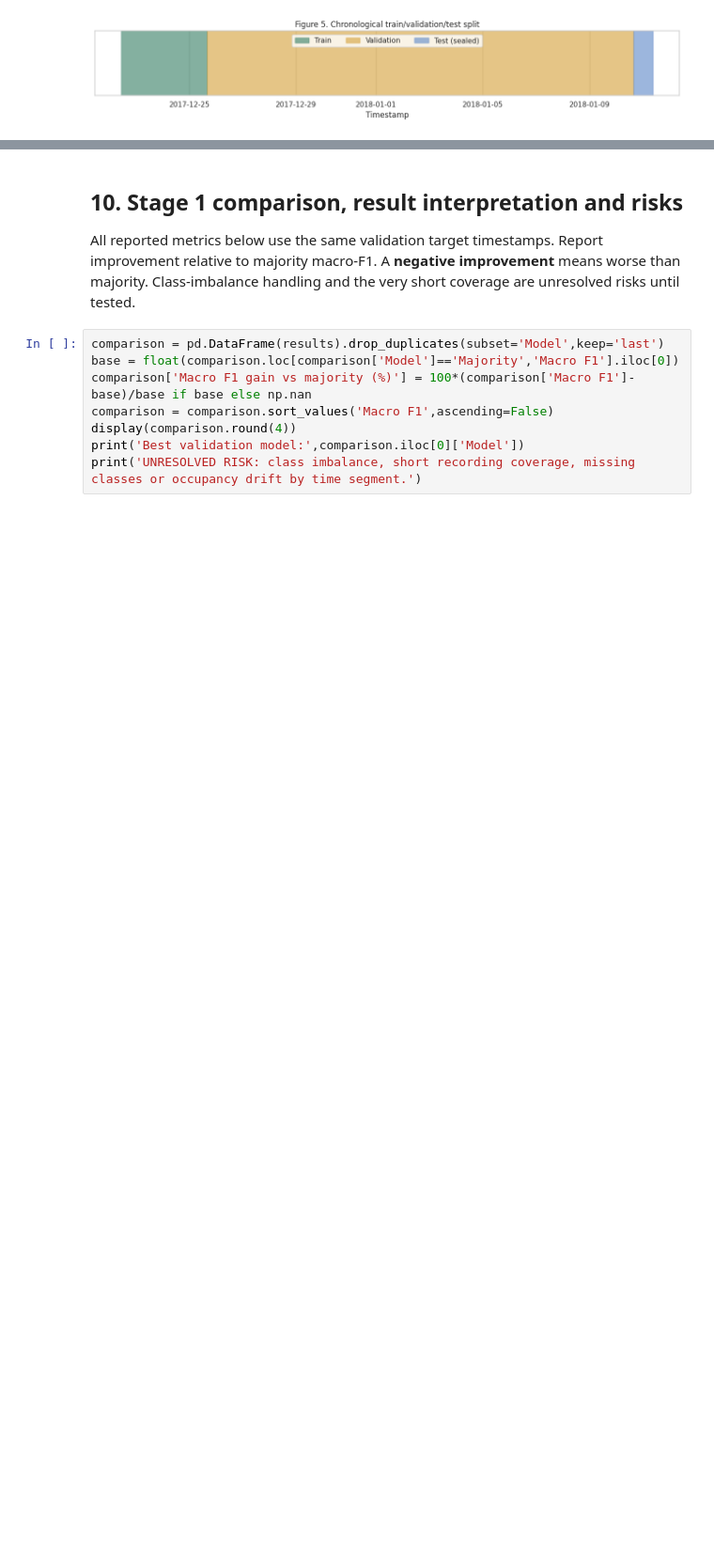
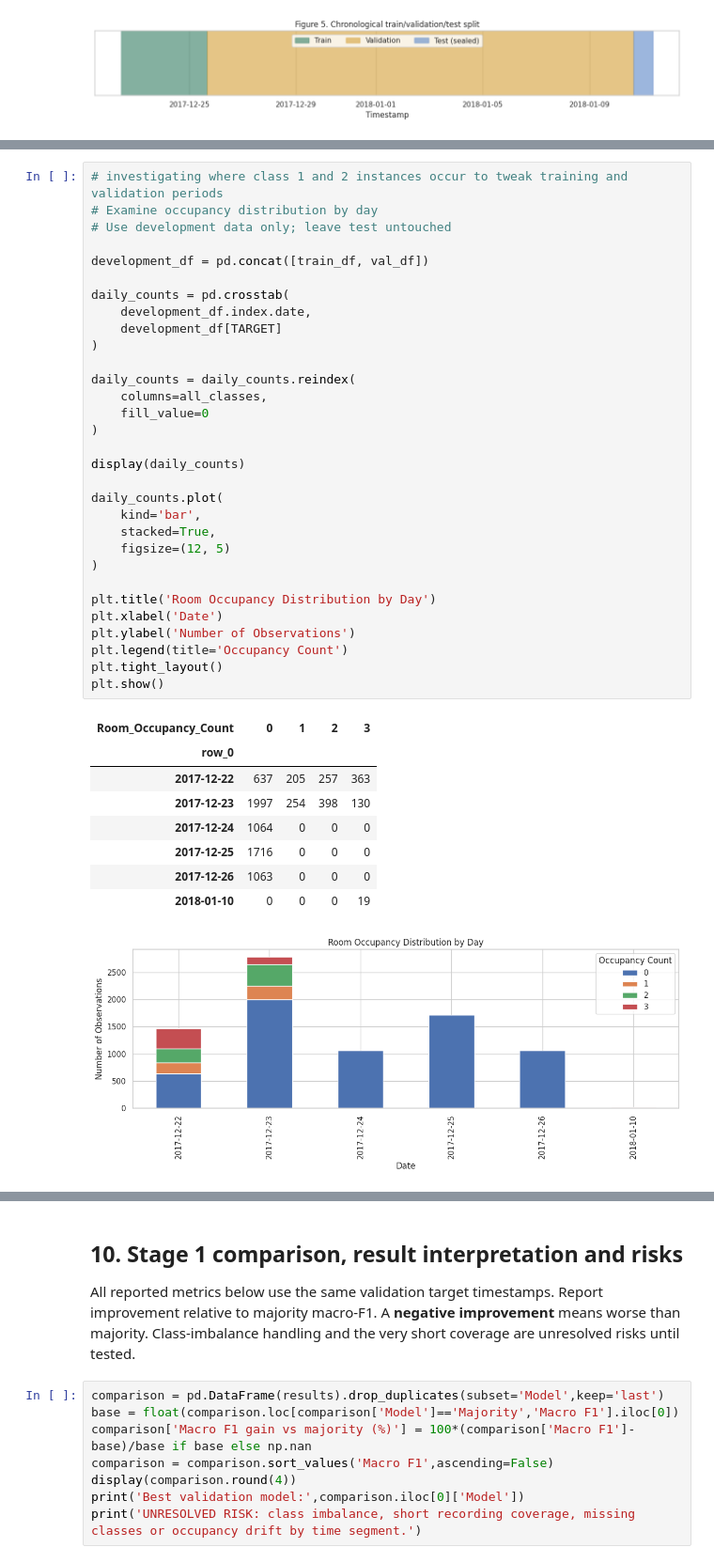
Before and after one commit to foner21/AISE4010_Section4_Group5, a Jupyter notebook: AISE4010_Section4Group5_demo.ipynb, the cells around one changed output, grey strips where cells are left out. Shown at 94% size. Drawn from its saved outputs; the diff is of its cells as text; blank space fills up the shorter version.

```diff
--- a/AISE4010_Section4Group5_demo.ipynb
+++ b/AISE4010_Section4Group5_demo.ipynb
@@ -324,2 +361,43 @@ ax.legend(loc='upper center',ncol=3);plt.tight_layout();plt.show()
 
 **CO₂ slope leakage decision:** The supplied `S5_CO2_Slope` may have been calculated from measurements whose temporal support is not documented in the course handout. For safety, exclude **every column containing `slope`** unless its past-only definition can be established. If recreating, use `(CO2[t] - CO2[t-1]) / 30s`, never a centered difference or future CO₂.
+# %%
+# investigating where class 1 and 2 instances occur to tweak training and validation periods
+# Examine occupancy distribution by day
+# Use development data only; leave test untouched
+
+development_df = pd.concat([train_df, val_df])
+
+daily_counts = pd.crosstab(
+    development_df.index.date,
+    development_df[TARGET]
+)
+
+daily_counts = daily_counts.reindex(
+    columns=all_classes,
+    fill_value=0
+)
+
+display(daily_counts)
+
+daily_counts.plot(
+    kind='bar',
+    stacked=True,
+    figsize=(12, 5)
+)
+
+plt.title('Room Occupancy Distribution by Day')
+plt.xlabel('Date')
+plt.ylabel('Number of Observations')
+plt.legend(title='Occupancy Count')
+plt.tight_layout()
+plt.show()
+# %% [output]
+| Room_Occupancy_Count | 0 | 1 | 2 | 3 |
+| row_0 |  |  |  |  |
+| 2017-12-22 | 637 | 205 | 257 | 363 |
+| 2017-12-23 | 1997 | 254 | 398 | 130 |
+| 2017-12-24 | 1064 | 0 | 0 | 0 |
+| 2017-12-25 | 1716 | 0 | 0 | 0 |
+| 2017-12-26 | 1063 | 0 | 0 | 0 |
+| 2018-01-10 | 0 | 0 | 0 | 19 |
+[figure, added]
```
Also changed, not shown: parts of 36 cells of this notebook.
